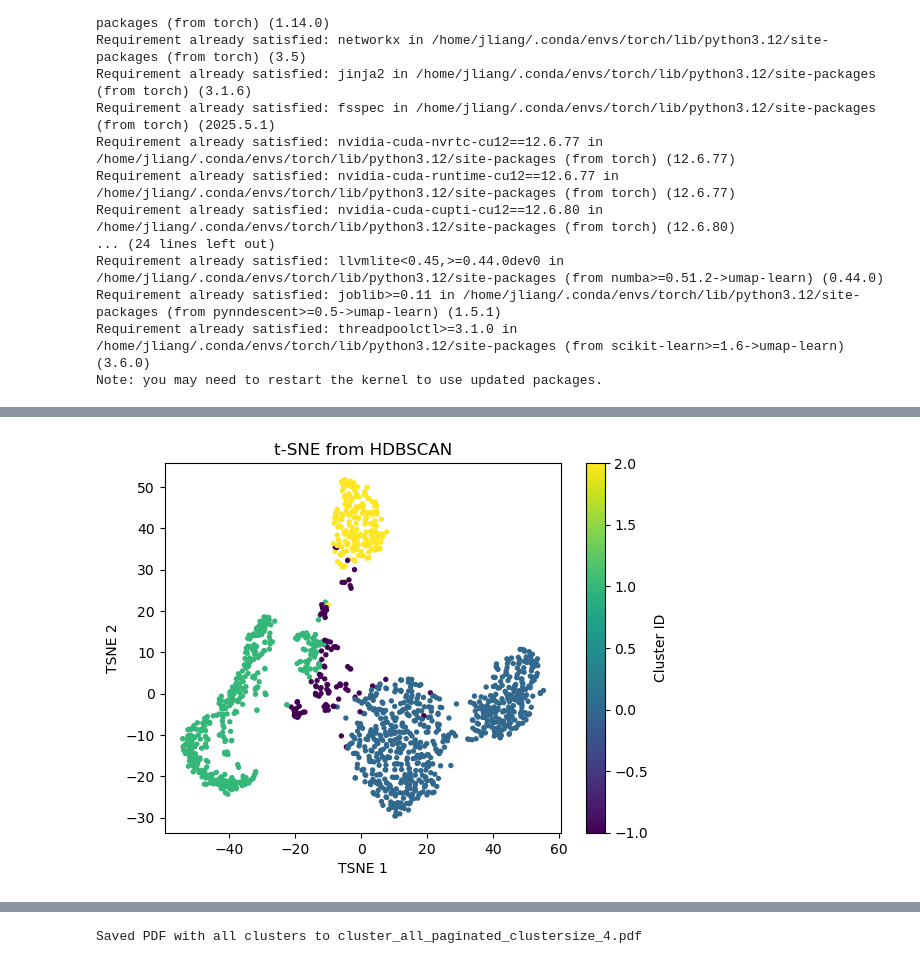
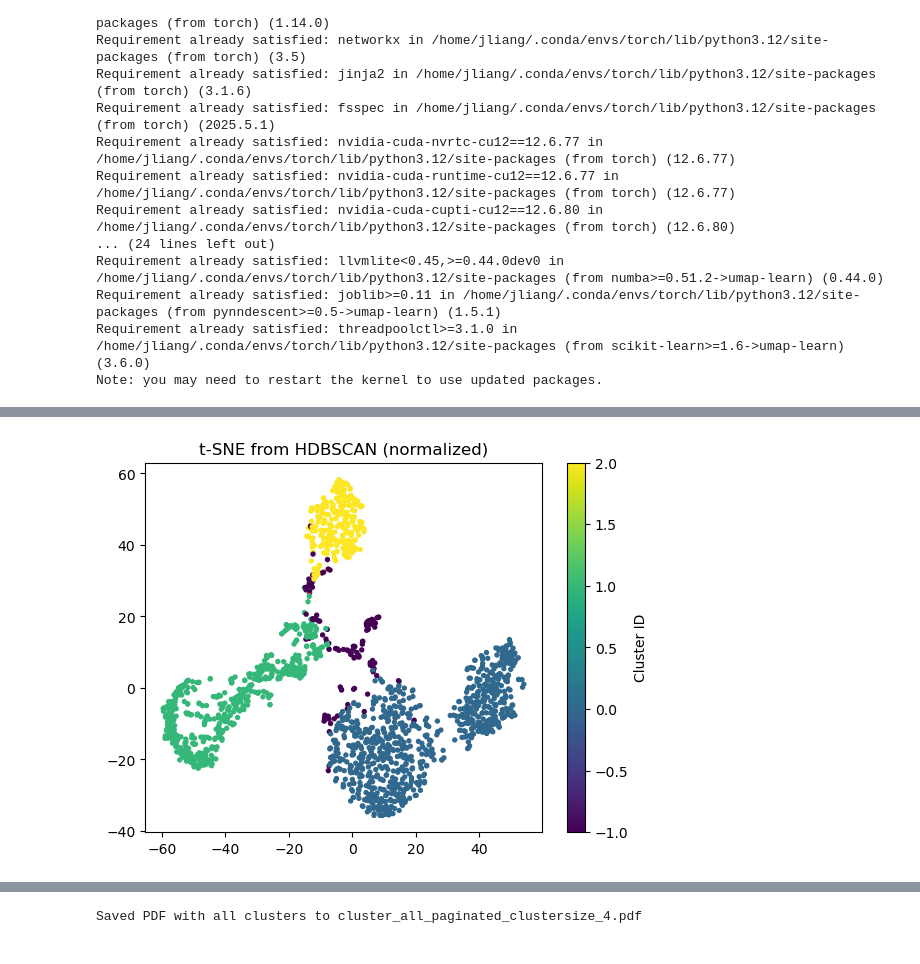
Before and after one commit to jelcis26/gbt-rfi, a Jupyter notebook: encoder-iridium.ipynb, the cells around one changed output, grey strips where cells are left out. Cells and saved outputs as stored; diff of their text form; code cells hidden in the pictures.

```diff
--- a/encoder-iridium.ipynb
+++ b/encoder-iridium.ipynb
@@ -657,21 +668,38 @@ plt.show()
 # %%
-from sklearn.cluster import DBSCAN, HDBSCAN
+# from sklearn.cluster import DBSCAN, HDBSCAN
 
-# assume `mus` is your numpy array of shape (N, latent_dim)
-clusterer = HDBSCAN(min_cluster_size=100,
-                            min_samples=50,
-                            metric='cosine',
-                            cluster_selection_method='eom')
-labels = clusterer.fit_predict(latents_32d)   # array of length N: −1 = noise, ≥0 = cluster IDs
+# # assume `mus` is your numpy array of shape (N, latent_dim)
+# clusterer = HDBSCAN(min_cluster_size=100,
+#                             min_samples=50,
+#                             metric='cosine',
+#                             cluster_selection_method='eom')
+# labels = clusterer.fit_predict(latents_32d)   # array of length N: −1 = noise, ≥0 = cluster IDs
 
-# now you can e.g. visualize
-import matplotlib.pyplot as plt
-plt.scatter(Z_tsne[:,0], Z_tsne[:,1], c=labels, cmap="viridis", s=8)
-plt.colorbar(label="Cluster ID")
-plt.title("t-SNE from HDBSCAN")
-plt.xlabel("TSNE 1"); plt.ylabel("TSNE 2")
-plt.show()
+# # now you can e.g. visualize
+# import matplotlib.pyplot as plt
+# plt.scatter(Z_tsne[:,0], Z_tsne[:,1], c=labels, cmap="viridis", s=8)
+# plt.colorbar(label="Cluster ID")
+# plt.title("t-SNE from HDBSCAN")
+# # plt.xlabel("TSNE 1"); plt.ylabel("TSNE 2")
+# plt.show()
-# %% [output]
-[figure, removed]
+# %%
+from sklearn.cluster import DBSCAN, HDBSCAN
+
+# assume `mus` is your numpy array of shape (N, latent_dim)
+clusterer = HDBSCAN(min_cluster_size=100,
+                            min_samples=50,
+                            metric='cosine',
+                            cluster_selection_method='eom')
+labels = clusterer.fit_predict(Z_mid_norm)   # array of length N: −1 = noise, ≥0 = cluster IDs
+
+# now you can e.g. visualize
+import matplotlib.pyplot as plt
+plt.scatter(Z_tsne_norm[:,0], Z_tsne_norm[:,1], c=labels, cmap="viridis", s=8)
+plt.colorbar(label="Cluster ID")
+plt.title("t-SNE from HDBSCAN (normalized)")
+# plt.xlabel("TSNE 1"); plt.ylabel("TSNE 2")
+plt.show()
+# %% [output]
+[figure, added]
 # %%
 membership_strength = clusterer.probabilities_  # float in [0,1] for each sample
```
Also changed, not shown: parts of 6 cells of this notebook, 1 other file.
